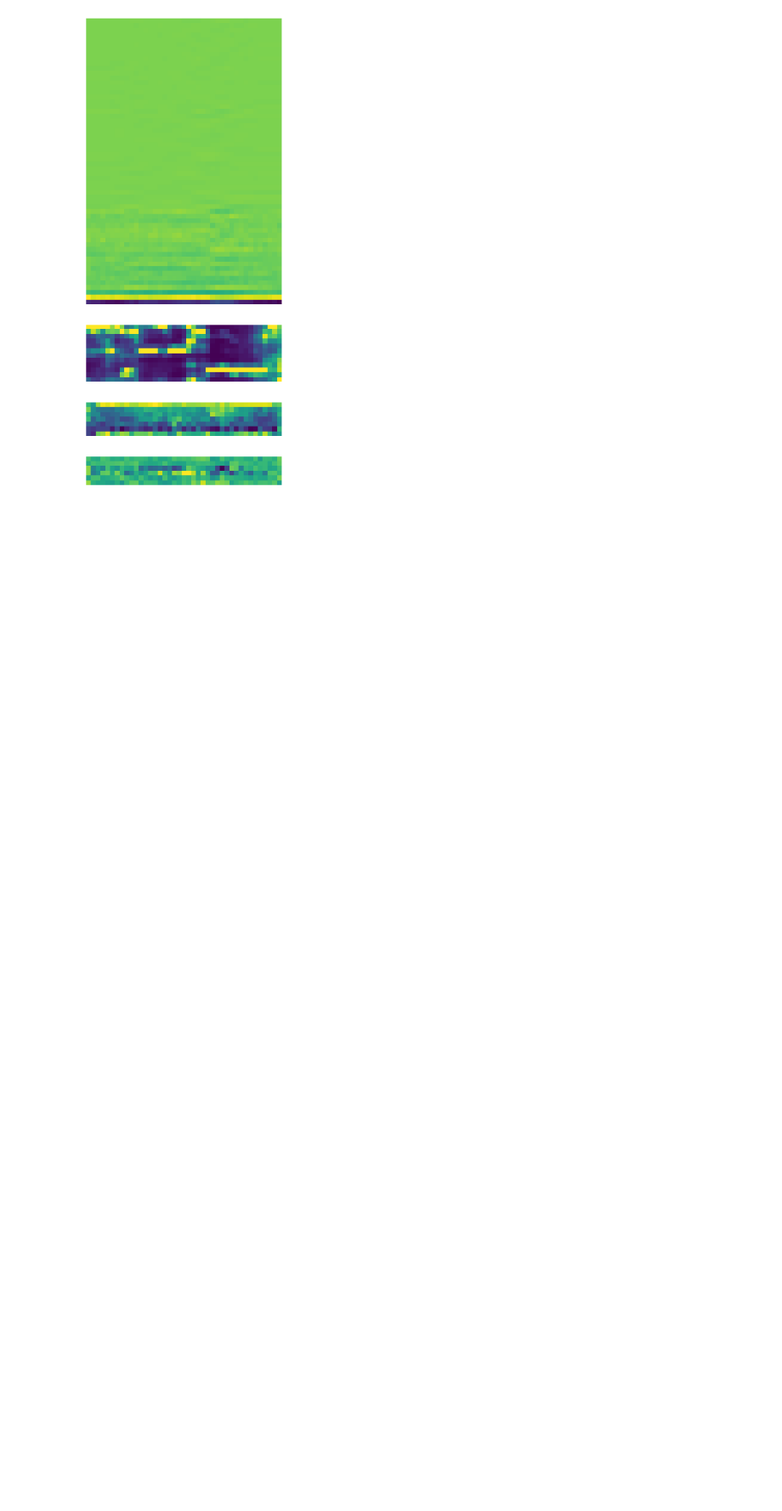
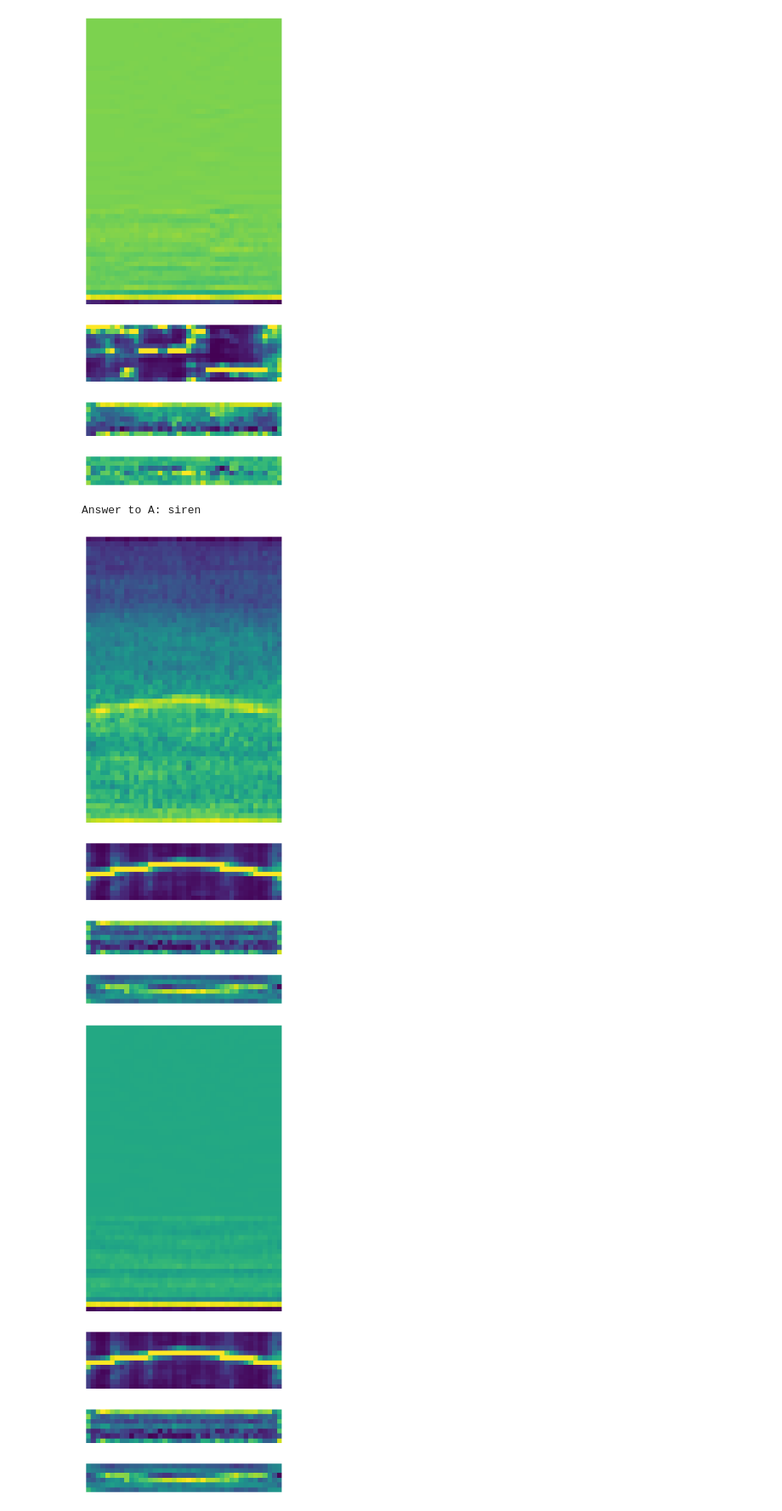
Before and after one commit to Lewiky/echonet, a Jupyter notebook: visualise/plot.ipynb, the cells around one changed output. Shown at 85% size. Drawn from its saved outputs; the diff is of its cells as text; code cells hidden in the pictures; blank space fills up the shorter version.

Commit message:
Add qual results analysis

```diff
--- a/visualise/plot.ipynb
+++ b/visualise/plot.ipynb
@@ -37,3 +37,41 @@ plot_lmc_mc(82)
 # %% [output]
 [figure]
 [figure]
+# %%
+# Qualitative results
+import csv
+import random
+
+with open('../lmc_results.csv') as lmc_results, open('../mc_results.csv') as mc_results, open('../mlmc_results.csv') as mlmc_results, open('../tscnn_results.csv') as tscnn_results:
+    lmc_reader = list(csv.reader(lmc_results, delimiter=','))
+    mc_reader = list(csv.reader(mc_results, delimiter=','))
+    mlmc_reader = list(csv.reader(mlmc_results, delimiter=','))
+    tscnn_reader = list(csv.reader(tscnn_results, delimiter=','))
+
+    # a) find one or more examples that are correctly classified by both LMCNet and MCNet
+    lmc_mc_correct = [int(lmc[0]) for (lmc, mc) in zip(lmc_reader, mc_reader) if lmc[1] == mc[1] and lmc[1] == 'True']
+
+    # b) find at least one case where one input is correct while the other is incorrect
+    one_correct = [int(lmc[0]) for (lmc, mc) in zip(lmc_reader, mc_reader) if lmc[1] != mc[1]]
+
+    # c) find one case where late fusion outperforms individual inputs
+    tscnn_better = [int(lmc[0]) for (lmc, mc, tscnn) in zip(lmc_reader, mc_reader, tscnn_reader) if lmc[1] == 'False' and mc[1] == 'False' and tscnn[1] == 'True']
+
+    # d) find one example where all methods fail
+    all_fail = [int(readers[0][0]) for readers in zip(lmc_reader, mc_reader, tscnn_reader, mlmc_reader) if all(reader[1] == 'False' for reader in readers)]
+
+
+    a_answer = random.choice(lmc_mc_correct)
+    b_answer = random.choice(one_correct)
+    c_answer = random.choice(tscnn_better)
+    d_answer = random.choice(all_fail)
+
+    print(f"Answer to A: {dataset[a_answer]['class']}")
+    plot_lmc_mc(a_answer)
+    plot_lmc_mc(b_answer)
+    plot_lmc_mc(c_answer)
+    plot_lmc_mc(d_answer)
+# %% [output]
+Answer to A: siren
+[figure, added]
+[figure, added]
```
